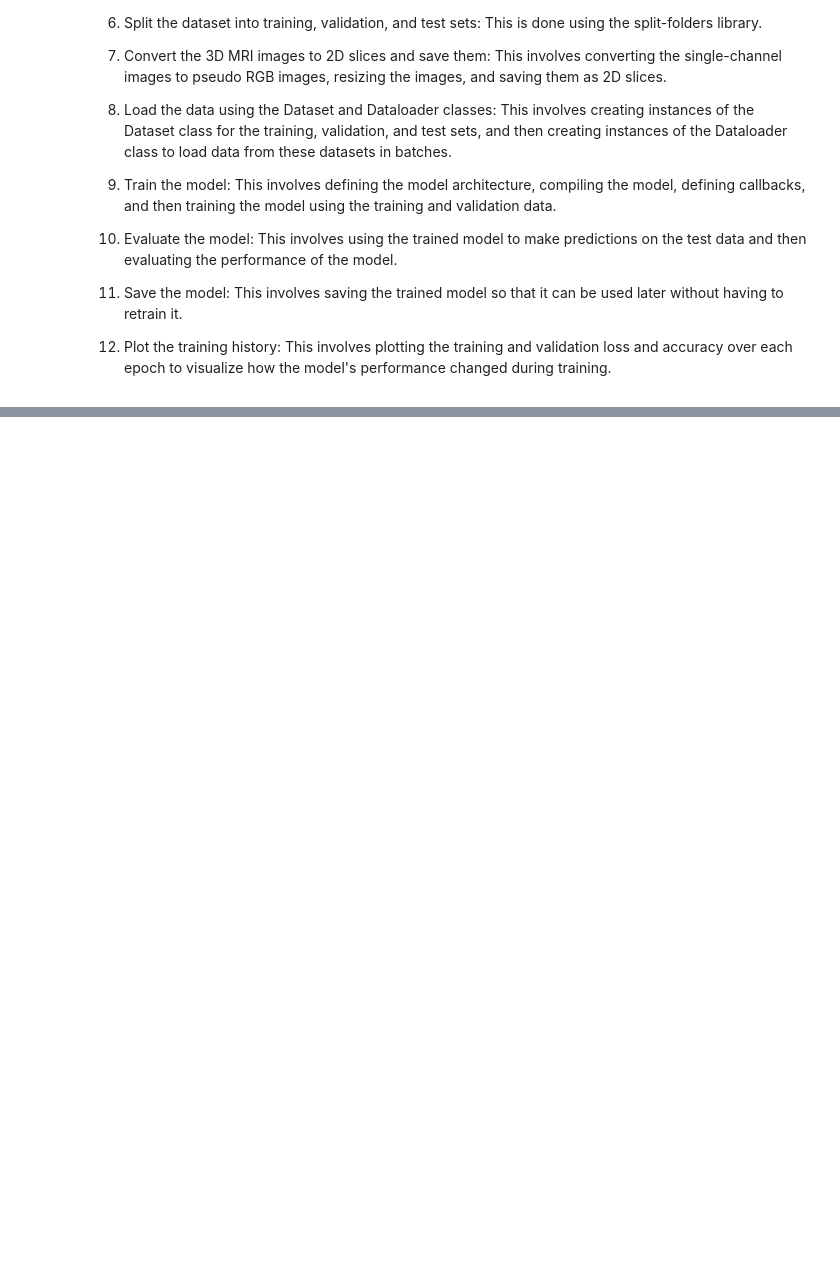
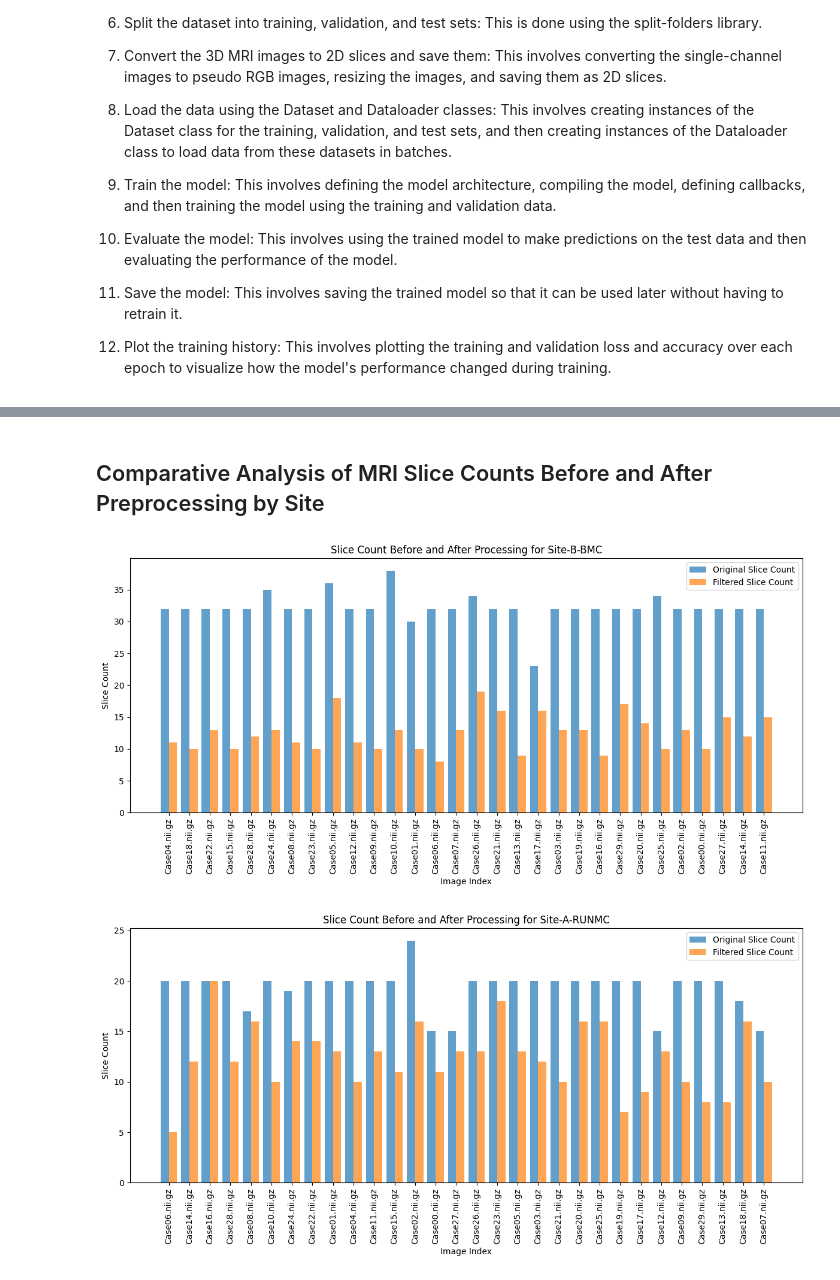
Before and after one commit to urwa-fatima/ComputerVision_ProstateSegmentation, a Jupyter notebook: Prostate_Segmentation_CV_Project_FV.ipynb, the cells around one changed output, grey strips where cells are left out. Cells and saved outputs as stored; diff of their text form; code cells hidden in the pictures; blank space fills up the shorter version.

```diff
--- a/Prostate_Segmentation_CV_Project_FV.ipynb
+++ b/Prostate_Segmentation_CV_Project_FV.ipynb
@@ -66,0 +179,6 @@ def multi_image_view(image_list, mask_list, slice_indices):
+# %%
+image_dir = '/content/drive/MyDrive/CV_MRI_Project_Folder/Prostate_Data_OG_Site_A_B/'
+save_dir = '/content/drive/MyDrive/CV_MRI_Project_Folder/Processed_Prostate_Site_A_B_Data/Filtered_Slices_Images_SiteA_SiteB/'
+process_and_save_images(image_dir, save_dir, threshold=0.01)
+# %% [markdown]
+## Comparative Analysis of MRI Slice Counts Before and After Preprocessing by Site
@@ -66,0 +234,13 @@ def multi_image_view(image_list, mask_list, slice_indices):
+# %%
+data_by_site = process_and_save_images(image_dir, save_dir, threshold=0.01)
+
+for site, data in data_by_site.items():
+    visualize_shape_comparison(
+        site,
+        data['image_names'],
+        data['original_shapes'],
+        data['filtered_shapes']
+    )
+# %% [output]
+[figure, added]
+[figure, added]
```
Also changed, not shown: parts of 64 cells of this notebook.
